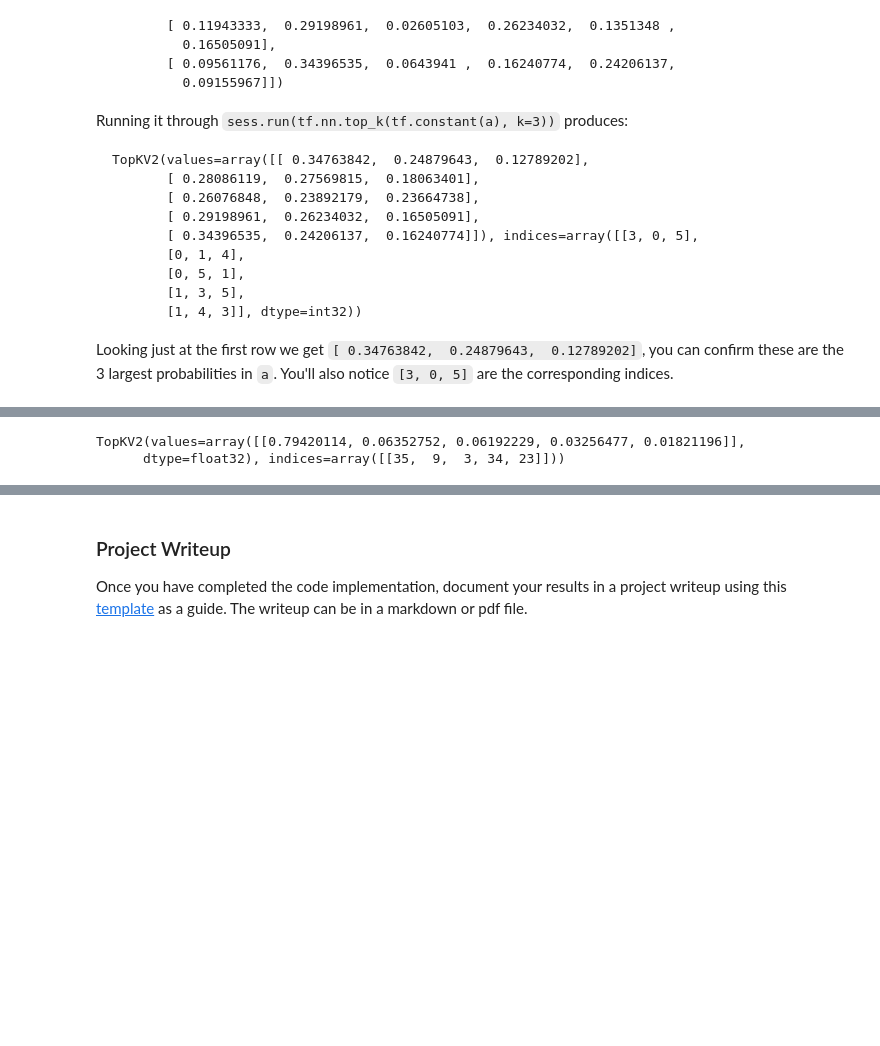
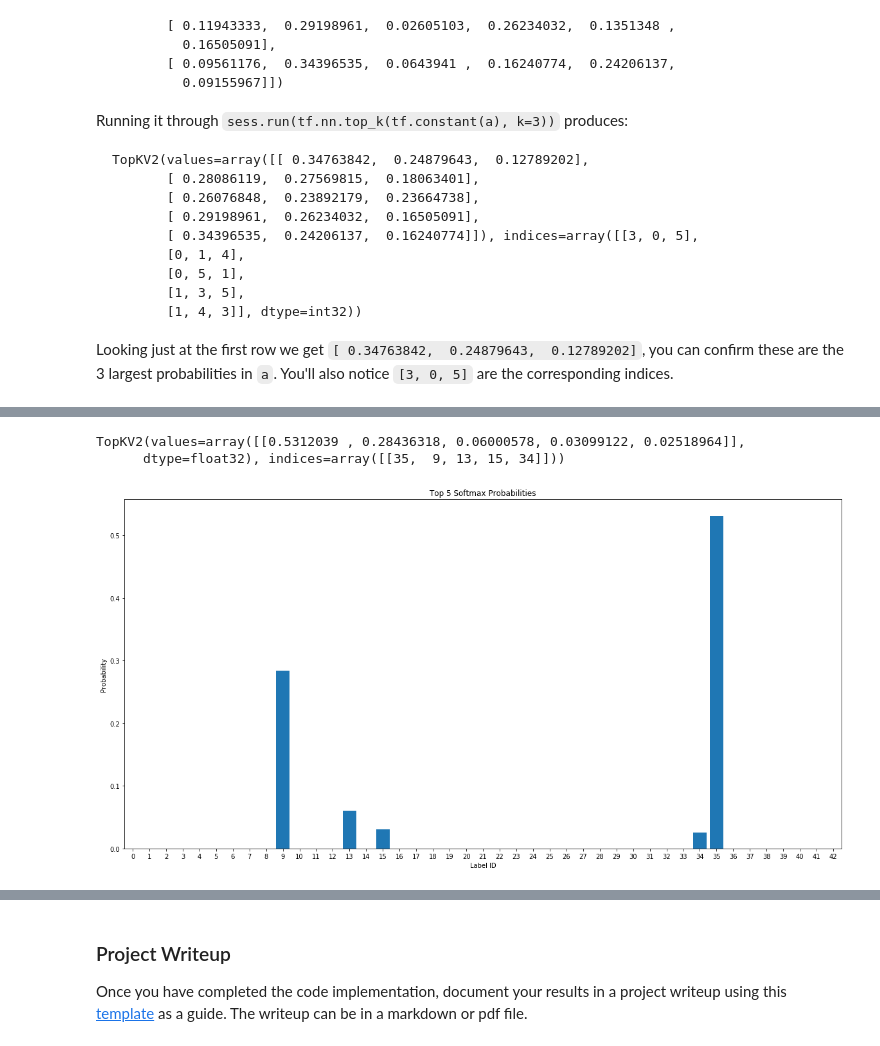
Before and after one commit to Elgeweily/tsigns, a Jupyter notebook: Traffic_Sign_Classifier.ipynb, the cells around one changed output, grey strips where cells are left out. Cells and saved outputs as stored; diff of their text form; code cells hidden in the pictures; blank space fills up the shorter version.

```diff
--- a/Traffic_Sign_Classifier.ipynb
+++ b/Traffic_Sign_Classifier.ipynb
@@ -560,12 +593,23 @@ TopKV2(values=array([[1.0000000e+00, 3.3858905e-13, 7.7128567e-15, 8.7092547e-16
 # %%
 # Print top 5 probabilities for third image.
 with tf.Session() as sess:
     output = sess.run(tf.nn.top_k(tf.constant(s3_softmax), k = 5))
 
+fig = plt.figure(figsize = (20, 10))
+plt.title('Top 5 Softmax Probabilities')
+plt.xlabel('Label ID')
+plt.ylabel('Probability')
+plt.xlim(-0.5, 42.5)
+plt.xticks(range(43))
+plt.bar(output[1][0], output[0][0])
+
 print(output)
+
+fig.savefig('s3prob.jpg', bbox_inches = 'tight')
 # %% [output]
-TopKV2(values=array([[0.79420114, 0.06352752, 0.06192229, 0.03256477, 0.01821196]],
-      dtype=float32), indices=array([[35,  9,  3, 34, 23]]))
+TopKV2(values=array([[0.5312039 , 0.28436318, 0.06000578, 0.03099122, 0.02518964]],
+      dtype=float32), indices=array([[35,  9, 13, 15, 34]]))
+[figure, added]
 # %%
 # Print top 5 probabilities for fourth image.
 with tf.Session() as sess:
```
Also changed, not shown: parts of 21 cells of this notebook, 21 other files.
